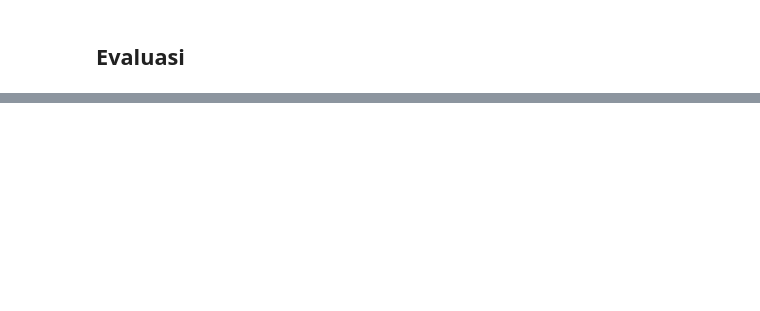
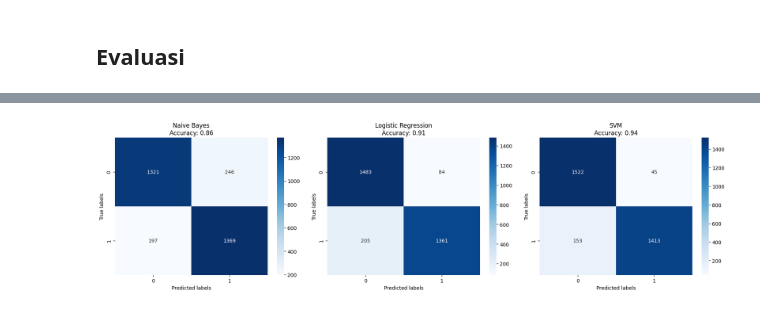
Before and after one commit to Ghifary635/Warmup_TheHack, a Jupyter notebook: NLP_Ganjar_Pranowo.ipynb, the cells around one changed output, grey strips where cells are left out. Saved outputs shown, nothing was run; the diff lists cells and outputs as text; code cells hidden in the pictures; blank space fills up the shorter version.

```diff
--- a/NLP_Ganjar_Pranowo.ipynb
+++ b/NLP_Ganjar_Pranowo.ipynb
@@ -365,0 +325,37 @@ weighted avg       0.94      0.94      0.94      3133
+# %%
+# Nilai akurasi masing-masing model
+nb_accuracy = accuracy_score(y_test, nb_prediction)
+lr_accuracy = accuracy_score(y_test, lr_prediction)
+svm_accuracy = accuracy_score(y_test, svm_prediction)
+
+# Plot untuk confusion matrix
+plt.figure(figsize=(18, 5))
+
+# Naive Bayes
+plt.subplot(1, 3, 1)
+conf_matrix = confusion_matrix(y_test, nb_prediction)
+sns.heatmap(conf_matrix, annot=True, fmt='g', cmap='Blues')
+plt.xlabel('Predicted labels')
+plt.ylabel('True labels')
+plt.title(f'Naive Bayes\nAccuracy: {nb_accuracy:.2f}')
+
+# Logistic Regression
+plt.subplot(1, 3, 2)
+conf_matrix = confusion_matrix(y_test, lr_prediction)
+sns.heatmap(conf_matrix, annot=True, fmt='g', cmap='Blues')
+plt.xlabel('Predicted labels')
+plt.ylabel('True labels')
+plt.title(f'Logistic Regression\nAccuracy: {lr_accuracy:.2f}')
+
+# SVM
+plt.subplot(1, 3, 3)
+conf_matrix = confusion_matrix(y_test, svm_prediction)
+sns.heatmap(conf_matrix, annot=True, fmt='g', cmap='Blues')
+plt.xlabel('Predicted labels')
+plt.ylabel('True labels')
+plt.title(f'SVM\nAccuracy: {svm_accuracy:.2f}')
+
+plt.tight_layout()
+plt.show()
+# %% [output]
+[figure, added]
```
Also changed, not shown: parts of 34 cells of this notebook.
